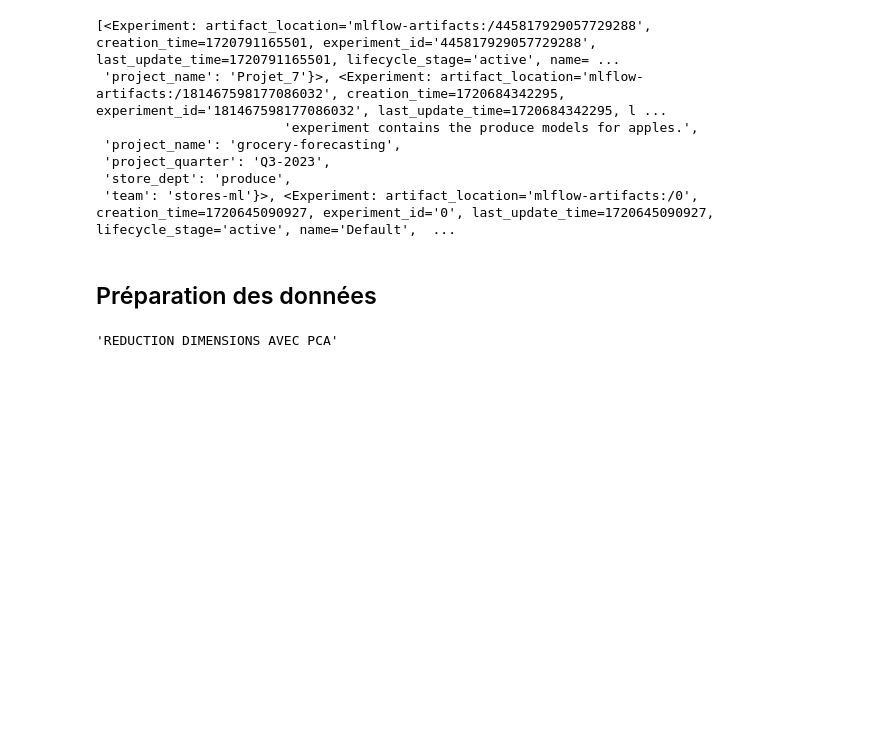
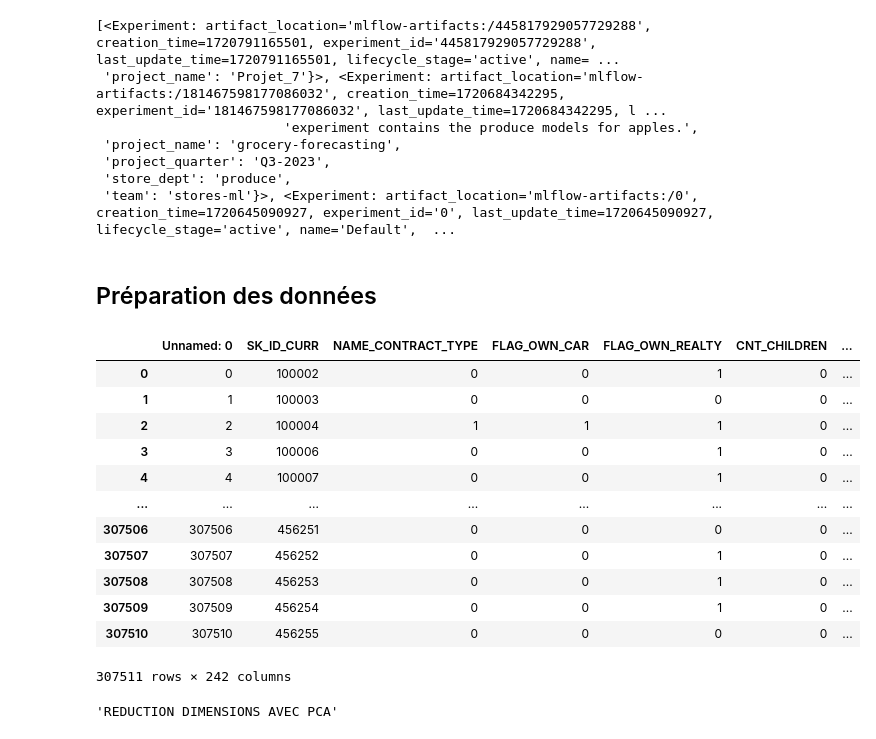
Before and after one commit to corentinlfi/Projet7, a Jupyter notebook: Classifications.ipynb, the cells around one changed output. Drawn from its saved outputs; the diff is of its cells as text; code cells hidden in the pictures; blank space fills up the shorter version.

```diff
--- a/Classifications.ipynb
+++ b/Classifications.ipynb
@@ -106,6 +106,22 @@ artifact_path = "Projet_7"
 # Importation de la data
 
 application_train_preprocessed = pd.read_csv("../data/application_train_preprocessed.csv")
+# %%
+display(application_train_preprocessed)
+# %% [output]
+|  | Unnamed: 0 | SK_ID_CURR | NAME_CONTRACT_TYPE | FLAG_OWN_CAR | FLAG_OWN_REALTY | CNT_CHILDREN | ... |
+| 0 | 0 | 100002 | 0 | 0 | 1 | 0 | ... |
+| 1 | 1 | 100003 | 0 | 0 | 0 | 0 | ... |
+| 2 | 2 | 100004 | 1 | 1 | 1 | 0 | ... |
+| 3 | 3 | 100006 | 0 | 0 | 1 | 0 | ... |
+| 4 | 4 | 100007 | 0 | 0 | 1 | 0 | ... |
+| ... | ... | ... | ... | ... | ... | ... | ... |
+| 307506 | 307506 | 456251 | 0 | 0 | 0 | 0 | ... |
+| 307507 | 307507 | 456252 | 0 | 0 | 1 | 0 | ... |
+| 307508 | 307508 | 456253 | 0 | 0 | 1 | 0 | ... |
+| 307509 | 307509 | 456254 | 0 | 0 | 1 | 0 | ... |
+| 307510 | 307510 | 456255 | 0 | 0 | 0 | 0 | ... |
+307511 rows × 242 columns
 # %%
 # Split train/test
 
```
Also changed, not shown: 2 other files.
